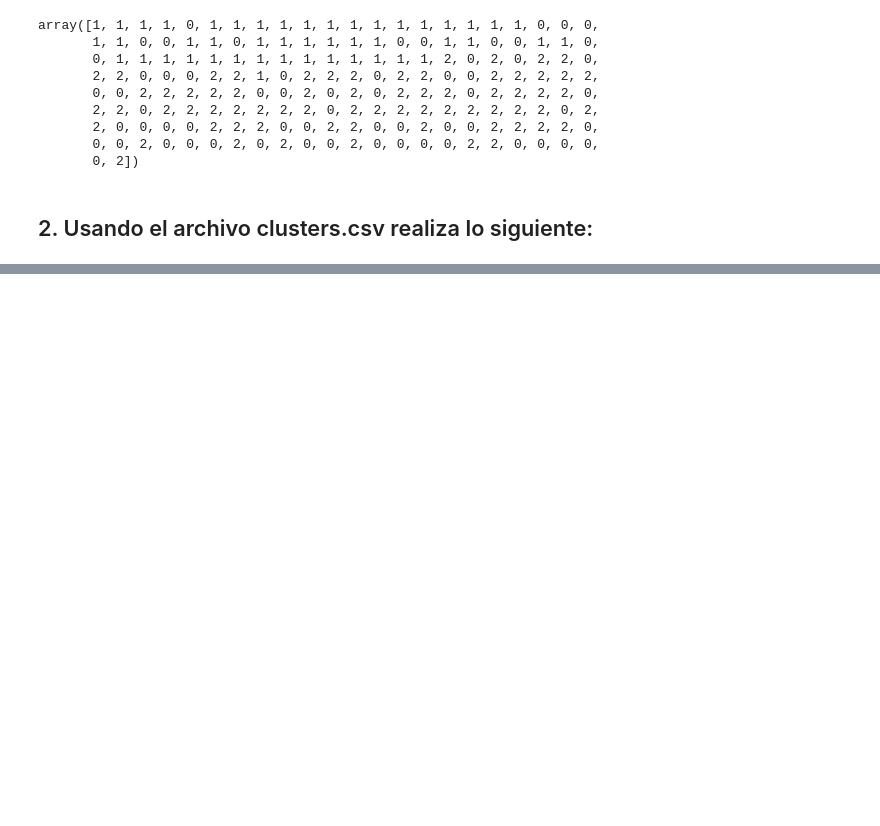
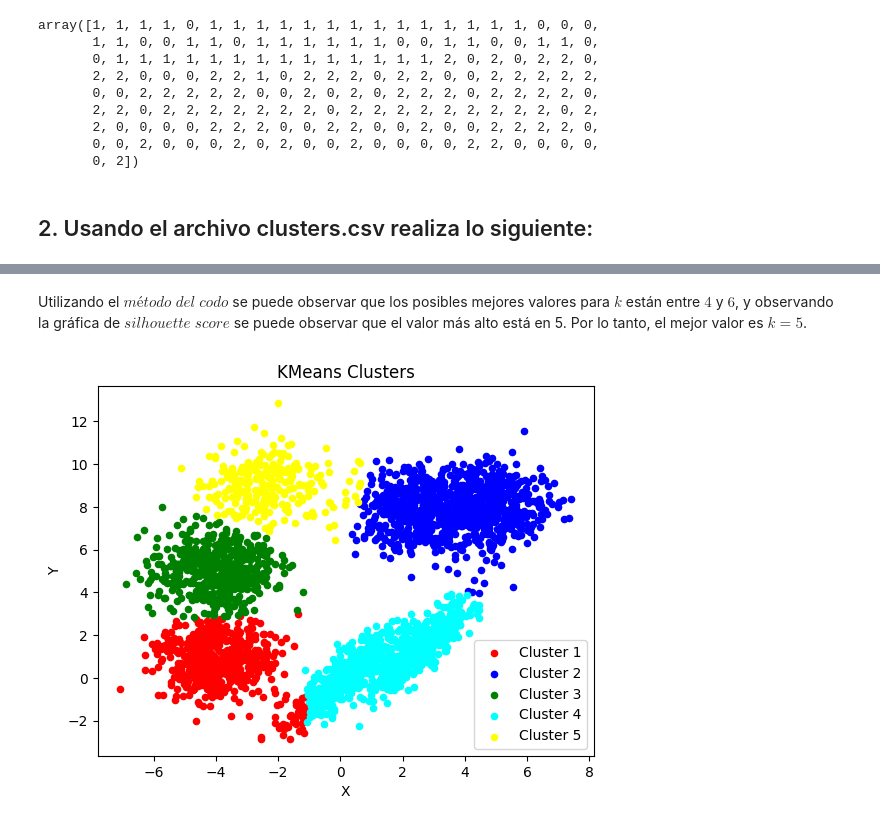
Before and after one commit to ContrarioMotu/Reconocimiento-de-Patrones-y-Aprendizaje-Automatizado, a Jupyter notebook: Practica7/Practica7.ipynb, the cells around one changed output, grey strips where cells are left out. Cells and saved outputs as stored; diff of their text form; code cells hidden in the pictures; blank space fills up the shorter version.

```diff
--- a/Practica7/Practica7.ipynb
+++ b/Practica7/Practica7.ipynb
@@ -76,0 +116,18 @@ plt.show()
+# %% [markdown]
+Utilizando el $método\; del\; codo$ se puede observar que los posibles mejores valores para $k$ están entre $4$ y $6$, y observando la gráfica de $silhouette\; score$ se puede observar que el valor más alto está en 5. Por lo tanto, el mejor valor es $k = 5$.
+# %%
+kmeans = KMeans(n_clusters = 5, init = 'k-means++', random_state=4)
+y_pred = kmeans.fit_predict(X)
+
+plt.scatter(X[y_pred == 0, 0], X[y_pred == 0, 1], s = 20, c = 'red', label = 'Cluster 1')
+plt.scatter(X[y_pred == 1, 0], X[y_pred == 1, 1], s = 20, c = 'blue', label = 'Cluster 2')
+plt.scatter(X[y_pred == 2, 0], X[y_pred == 2, 1], s = 20, c = 'green', label = 'Cluster 3')
+plt.scatter(X[y_pred == 3, 0], X[y_pred == 3, 1], s = 20, c = 'cyan', label = 'Cluster 4')
+plt.scatter(X[y_pred == 4, 0], X[y_pred == 4, 1], s = 20, c = 'yellow', label = 'Cluster 5')
+plt.title('KMeans Clusters')
+plt.xlabel('X')
+plt.ylabel('Y')
+plt.legend()
+plt.show()
+# %% [output]
+[figure, added]
```
Also changed, not shown: parts of 20 cells of this notebook.
